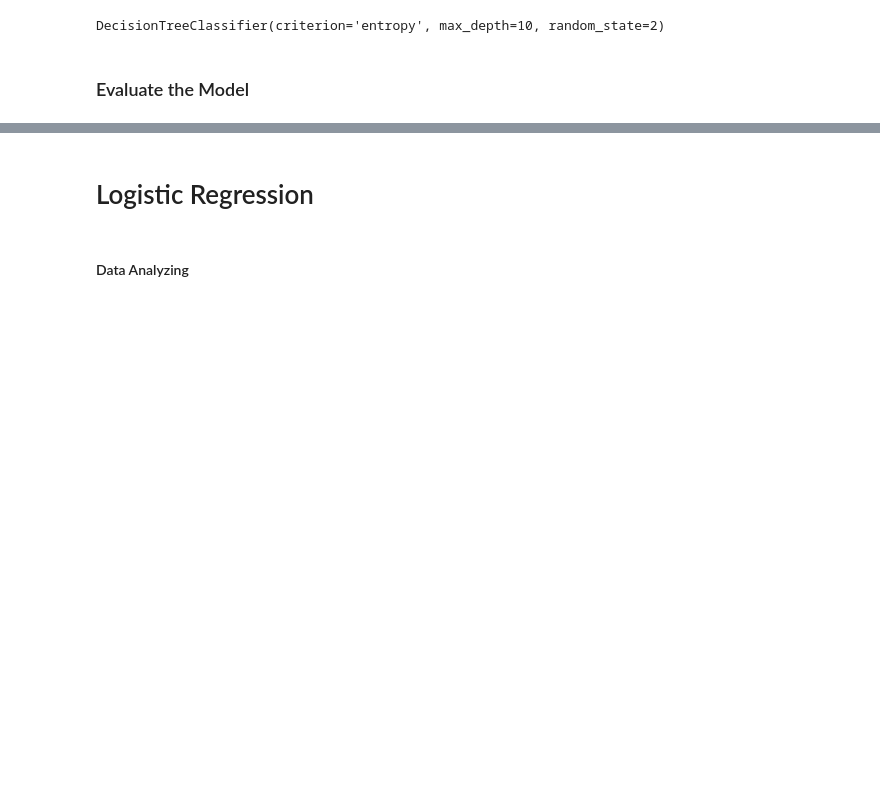
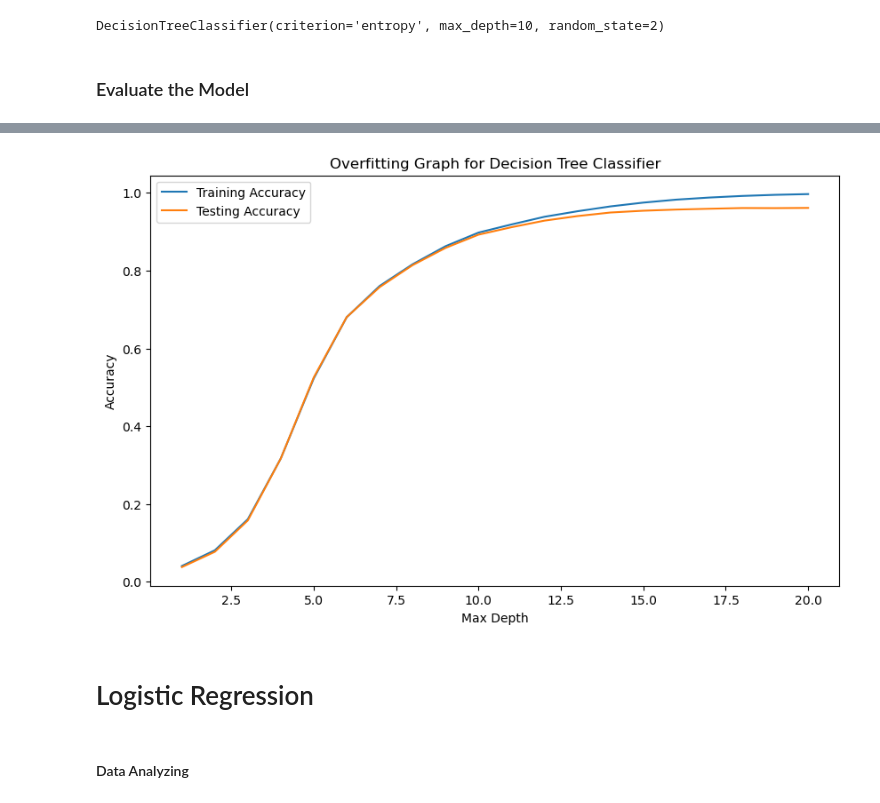
Before and after one commit to H-Neethika/Weather_Prediction_ML, a Jupyter notebook: Weather_Prediction/DT_LG_Model.ipynb, the cells around one changed output, grey strips where cells are left out. Cells and saved outputs as stored; diff of their text form; code cells hidden in the pictures; blank space fills up the shorter version.

```diff
--- a/Weather_Prediction/DT_LG_Model.ipynb
+++ b/Weather_Prediction/DT_LG_Model.ipynb
@@ -323,3 +323,38 @@ F1 Score: 0.8898684348081183
+# %%
+# Define a range of max_depth values to test
+max_depth_values = range(1, 21)
+
+# Lists to store training and testing accuracies
+train_accuracies = []
+test_accuracies = []
+
+# Loop through different max_depth values
+for depth in max_depth_values:
+    # Creating a DecisionTreeClassifier instance with specified parameters
+    dt = DecisionTreeClassifier(criterion='entropy', random_state=2, max_depth=depth)
+
+    # Training the decision tree model on the training set
+    dt.fit(X_train, y_train)
+
+    # Calculate training accuracy
+    train_accuracy = dt.score(X_train, y_train)
+    train_accuracies.append(train_accuracy)
+
+    # Calculate testing accuracy
+    test_accuracy = dt.score(X_test, y_test)
+    test_accuracies.append(test_accuracy)
+
+# Plotting the overfitting graph
+plt.figure(figsize=(10, 6))
+plt.plot(max_depth_values, train_accuracies, label='Training Accuracy')
+plt.plot(max_depth_values, test_accuracies, label='Testing Accuracy')
+plt.title('Overfitting Graph for Decision Tree Classifier')
+plt.xlabel('Max Depth')
+plt.ylabel('Accuracy')
+plt.legend()
+plt.show()
+# %% [output]
+[figure, added]
 # %% [markdown]
 # Logistic Regression
 # %% [markdown]
```
Also changed, not shown: parts of 48 cells of this notebook.
